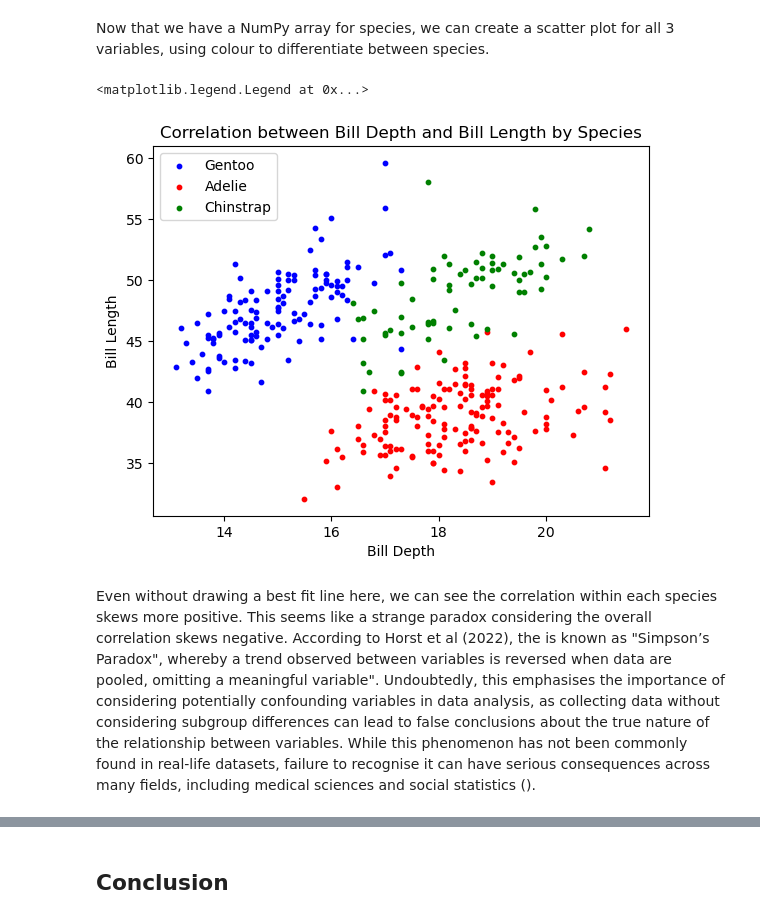
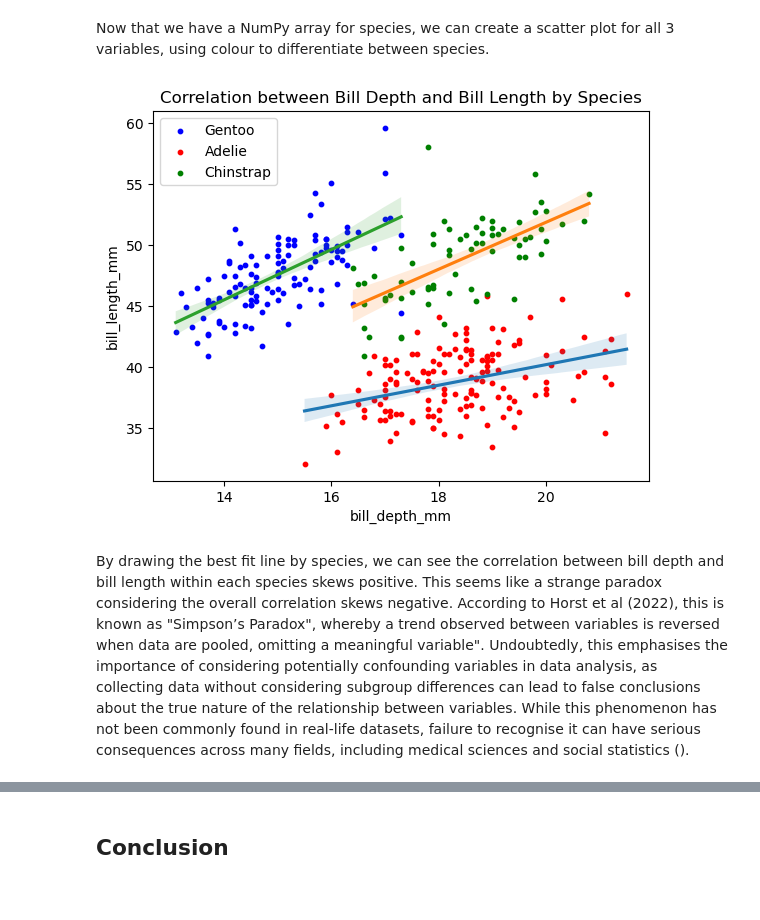
Before and after one commit to MylesHenehan/mywork, a Jupyter notebook: penguins.ipynb, the cells around one changed output, grey strips where cells are left out. Cells and saved outputs as stored; diff of their text form; code cells hidden in the pictures.

```diff
--- a/penguins.ipynb
+++ b/penguins.ipynb
@@ -220,20 +261,23 @@ Now that we have a NumPy array for species, we can create a scatter plot for all
 # %%
 fig, ax = plt.subplots()
 
 colors = {'Adelie': 'red', 'Chinstrap': 'green', 'Gentoo': 'blue'}
 
 
 for s in set(species):
     ax.scatter(billdepth[species == s], billlen[species == s],
                 c=colors[s], label=s, s=10)
 
 ax.set_xlabel('Bill Depth')
 ax.set_ylabel('Bill Length')
 ax.set_title('Correlation between Bill Depth and Bill Length by Species')
 
 ax.legend()
+
+import seaborn as sns
+for group, subset in df.groupby('species'):
+    sns.regplot(data=subset, x='bill_depth_mm', y='bill_length_mm', scatter=False, label=group)
 # %% [output]
-<matplotlib.legend.Legend at 0x...>
-[figure, old version]
+[figure, new version]
 # %% [markdown]
-Even without drawing a best fit line here, we can see the correlation within each species skews more positive. This seems like a strange paradox considering the overall correlation skews negative. According to Horst et al (2022), the is known as "Simpson’s Paradox", whereby a trend observed between variables is reversed when data are pooled, omitting a meaningful variable". Undoubtedly, this emphasises the importance of considering potentially confounding variables in data analysis, as collecting data without considering subgroup differences can lead to false conclusions about the true nature of the relationship between variables. While this phenomenon has not been commonly found in real-life datasets, failure to recognise it can have serious consequences across many fields, including medical sciences and social statistics ().
+By drawing the best fit line by species, we can see the correlation between bill depth and bill length within each species skews positive. This seems like a strange paradox considering the overall correlation skews negative. According to Horst et al (2022), this is known as "Simpson’s Paradox", whereby a trend observed between variables is reversed when data are pooled, omitting a meaningful variable". Undoubtedly, this emphasises the importance of considering potentially confounding variables in data analysis, as collecting data without considering subgroup differences can lead to false conclusions about the true nature of the relationship between variables. While this phenomenon has not been commonly found in real-life datasets, failure to recognise it can have serious consequences across many fields, including medical sciences and social statistics ().
```
Also changed, not shown: parts of 25 cells of this notebook.
